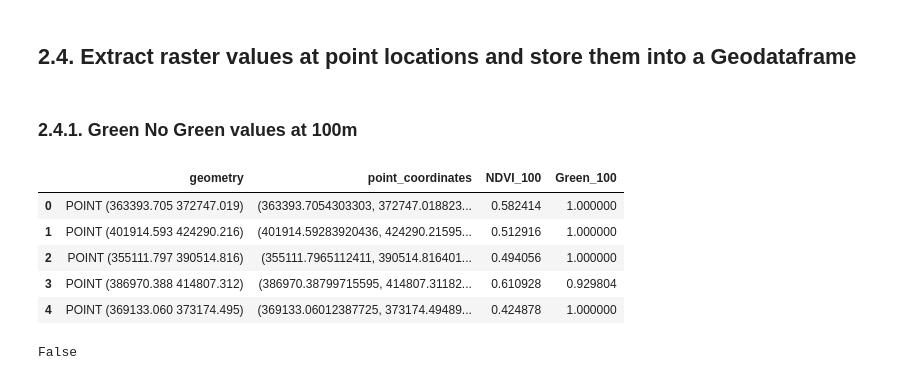
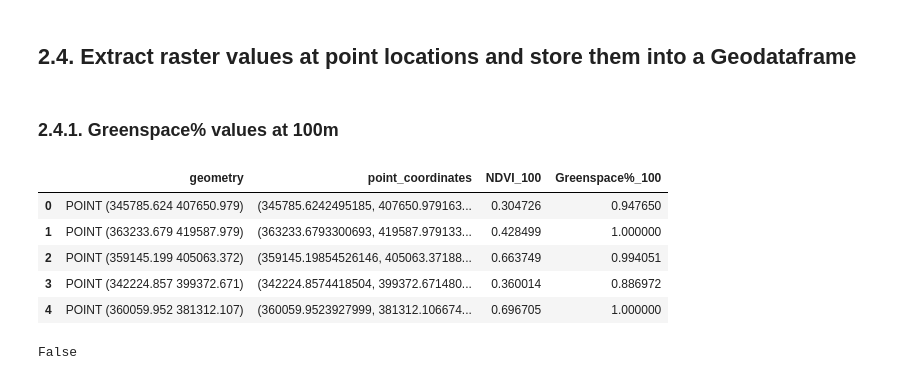
Before and after one commit to alexdelai/NDVI-dimist, a Jupyter notebook: script_greenspace_dataframe.ipynb, the cells around one changed output. Saved outputs shown, nothing was run; the diff lists cells and outputs as text; code cells hidden in the pictures.

```diff
--- a/script_greenspace_dataframe.ipynb
+++ b/script_greenspace_dataframe.ipynb
@@ -834,21 +893,21 @@ src_500_fft.meta
 # %% [markdown]
 ## 2.4. Extract raster values at point locations and store them into a Geodataframe
 # %% [markdown]
-### 2.4.1. Green No Green values at 100m
+### 2.4.1. Greenspace% values at 100m
 # %%
 # open the raster and store metadata
-green_src_100 = rasterio.open("thesis_project/output/green_output_100_fft.tif")
+green_src_100 = rasterio.open("thesis_project/output/greenspace_output_100_fft.tif")
 
 # sample the raster at every point location and store values in Geodataframe
-gdf_100['Green_100'] = [x[0] for x in green_src_100.sample(gdf_100.point_coordinates)]
+gdf_100['Greenspace%_100'] = [x[0] for x in green_src_100.sample(gdf_100.point_coordinates)]
 gdf_100.head()
 # %% [output]
-|  | geometry | point_coordinates | NDVI_100 | Green_100 |
-| 0 | POINT (363393.705 372747.019) | (363393.7054303303, 372747.018823... | 0.582414 | 1.000000 |
-| 1 | POINT (401914.593 424290.216) | (401914.59283920436, 424290.21595... | 0.512916 | 1.000000 |
-| 2 | POINT (355111.797 390514.816) | (355111.7965112411, 390514.816401... | 0.494056 | 1.000000 |
-| 3 | POINT (386970.388 414807.312) | (386970.38799715595, 414807.31182... | 0.610928 | 0.929804 |
-| 4 | POINT (369133.060 373174.495) | (369133.06012387725, 373174.49489... | 0.424878 | 1.000000 |
+|  | geometry | point_coordinates | NDVI_100 | Greenspace%_100 |
+| 0 | POINT (345785.624 407650.979) | (345785.6242495185, 407650.979163... | 0.304726 | 0.947650 |
+| 1 | POINT (363233.679 419587.979) | (363233.6793300693, 419587.979133... | 0.428499 | 1.000000 |
+| 2 | POINT (359145.199 405063.372) | (359145.19854526146, 405063.37188... | 0.663749 | 0.994051 |
+| 3 | POINT (342224.857 399372.671) | (342224.8574418504, 399372.671480... | 0.360014 | 0.886972 |
+| 4 | POINT (360059.952 381312.107) | (360059.9523927999, 381312.106674... | 0.696705 | 1.000000 |
 # %%
 # check if null values in gdf
 gdf_100.isnull().values.any()
```
Also changed, not shown: parts of 145 cells of this notebook.
